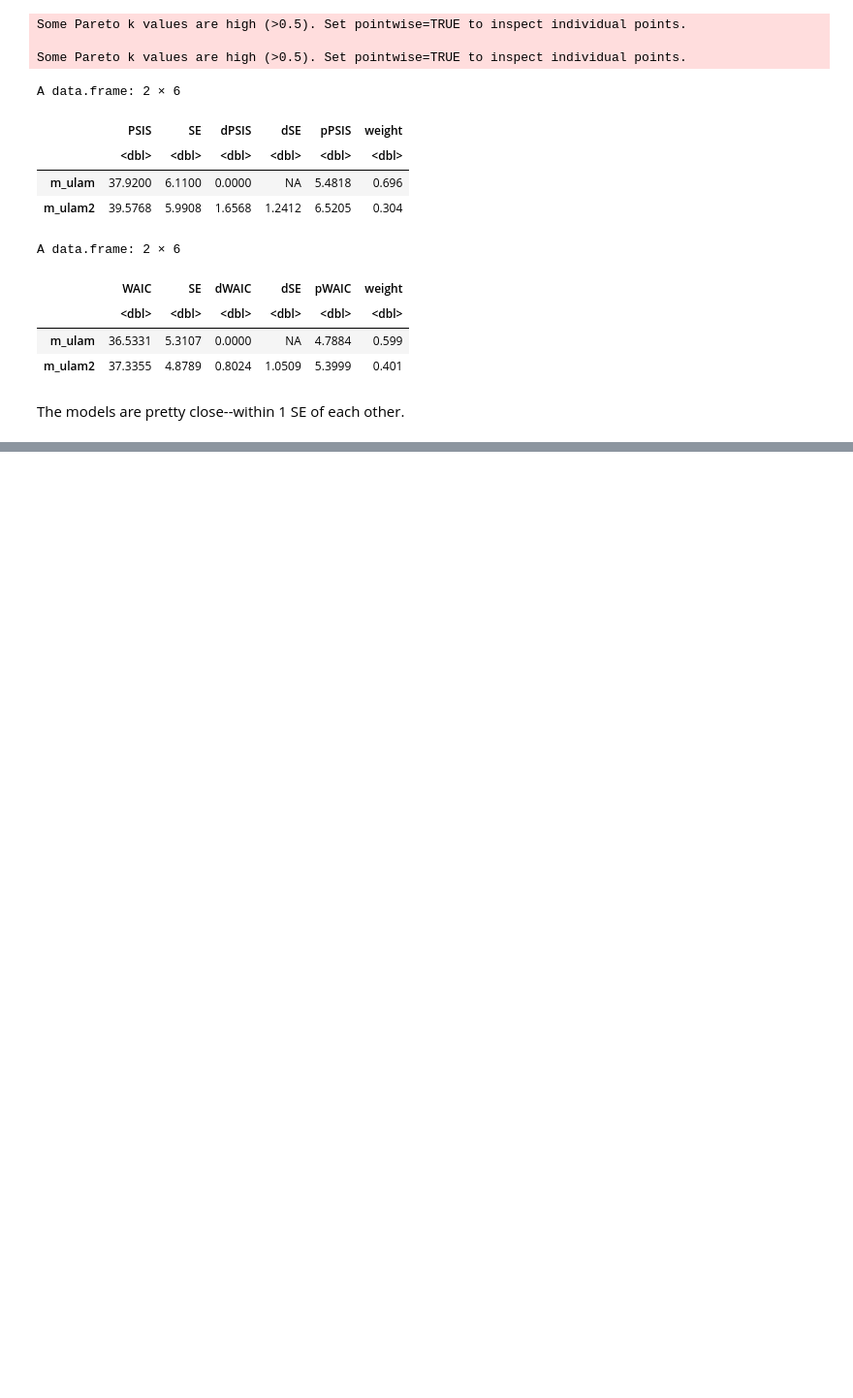
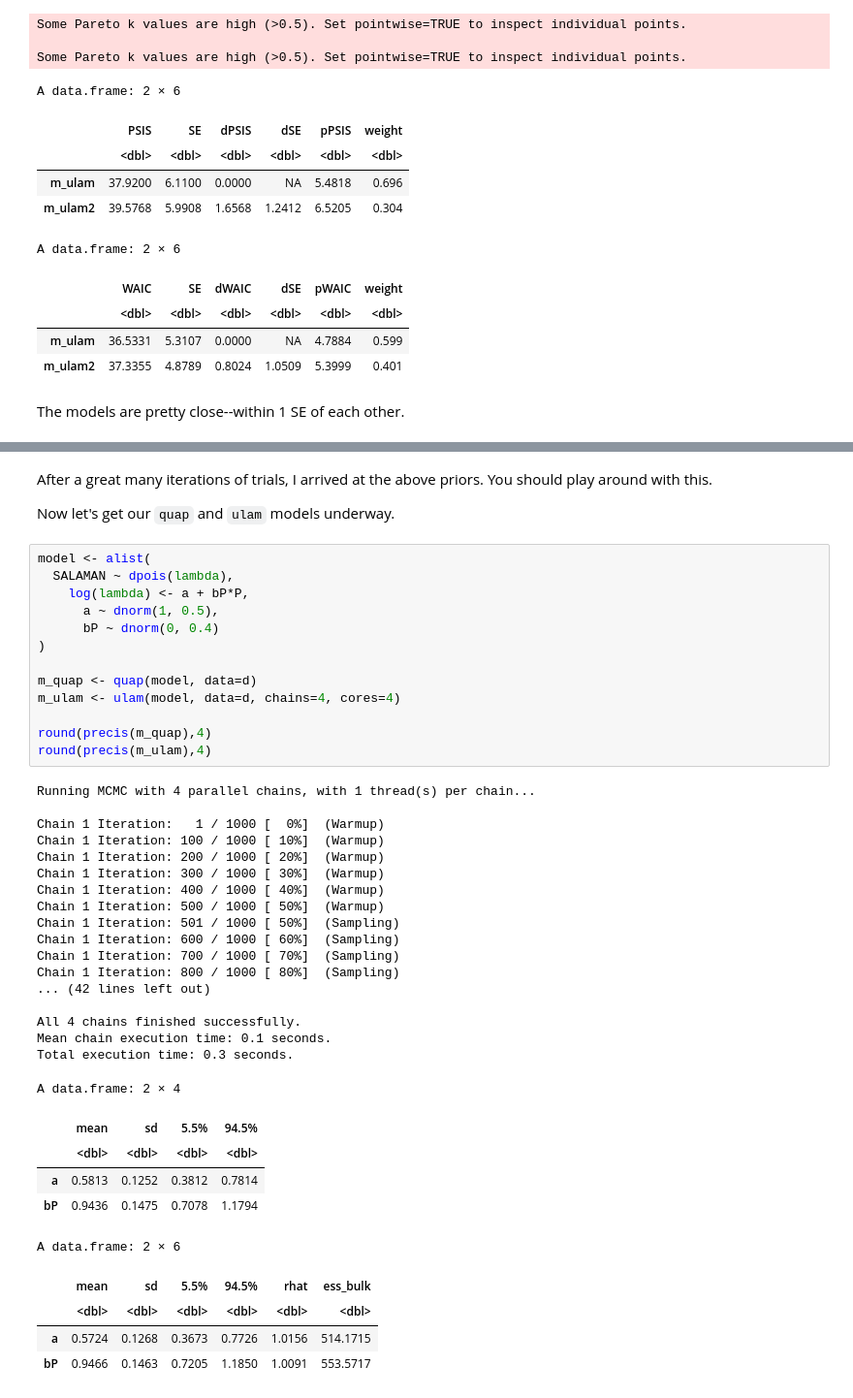
Before and after one commit to nicklausmillican/StatisticalRethinkingIISolutions, a Jupyter notebook: StatisticalRethinkingSolutions2_Ch11.ipynb, the cells around one changed output, grey strips where cells are left out. Shown: that part at 97% size. Drawn from its saved outputs; the diff is of its cells as text; blank space fills up the shorter version.

```diff
--- a/StatisticalRethinkingSolutions2_Ch11.ipynb
+++ b/StatisticalRethinkingSolutions2_Ch11.ipynb
@@ -1019,0 +1071,45 @@ The models are pretty close--within 1 SE of each other.
+# %% [markdown]
+After a great many iterations of trials, I arrived at the above priors.  You should play around with this.
+
+Now let's get our `quap` and `ulam` models underway.
+# %%
+model <- alist(
+  SALAMAN ~ dpois(lambda),
+    log(lambda) <- a + bP*P,
+      a ~ dnorm(1, 0.5),
+      bP ~ dnorm(0, 0.4)
+)
+
+m_quap <- quap(model, data=d)
+m_ulam <- ulam(model, data=d, chains=4, cores=4)
+
+round(precis(m_quap),4)
+round(precis(m_ulam),4)
+# %% [output]
+Running MCMC with 4 parallel chains, with 1 thread(s) per chain...
+
+Chain 1 Iteration:   1 / 1000 [  0%]  (Warmup)
+Chain 1 Iteration: 100 / 1000 [ 10%]  (Warmup)
+Chain 1 Iteration: 200 / 1000 [ 20%]  (Warmup)
+Chain 1 Iteration: 300 / 1000 [ 30%]  (Warmup)
+Chain 1 Iteration: 400 / 1000 [ 40%]  (Warmup)
+Chain 1 Iteration: 500 / 1000 [ 50%]  (Warmup)
+Chain 1 Iteration: 501 / 1000 [ 50%]  (Sampling)
+Chain 1 Iteration: 600 / 1000 [ 60%]  (Sampling)
+Chain 1 Iteration: 700 / 1000 [ 70%]  (Sampling)
+Chain 1 Iteration: 800 / 1000 [ 80%]  (Sampling)
+... (42 lines left out)
+
+All 4 chains finished successfully.
+Mean chain execution time: 0.1 seconds.
+Total execution time: 0.3 seconds.
+A data.frame: 2 × 4
+|  | mean | sd | 5.5% | 94.5% |
+|  | <dbl> | <dbl> | <dbl> | <dbl> |
+| a | 0.5813 | 0.1252 | 0.3812 | 0.7814 |
+| bP | 0.9436 | 0.1475 | 0.7078 | 1.1794 |
+A data.frame: 2 × 6
+|  | mean | sd | 5.5% | 94.5% | rhat | ess_bulk |
+|  | <dbl> | <dbl> | <dbl> | <dbl> | <dbl> | <dbl> |
+| a | 0.5724 | 0.1268 | 0.3673 | 0.7726 | 1.0156 | 514.1715 |
+| bP | 0.9466 | 0.1463 | 0.7205 | 1.1850 | 1.0091 | 553.5717 |
```
Also changed, not shown: parts of 13 cells of this notebook.
